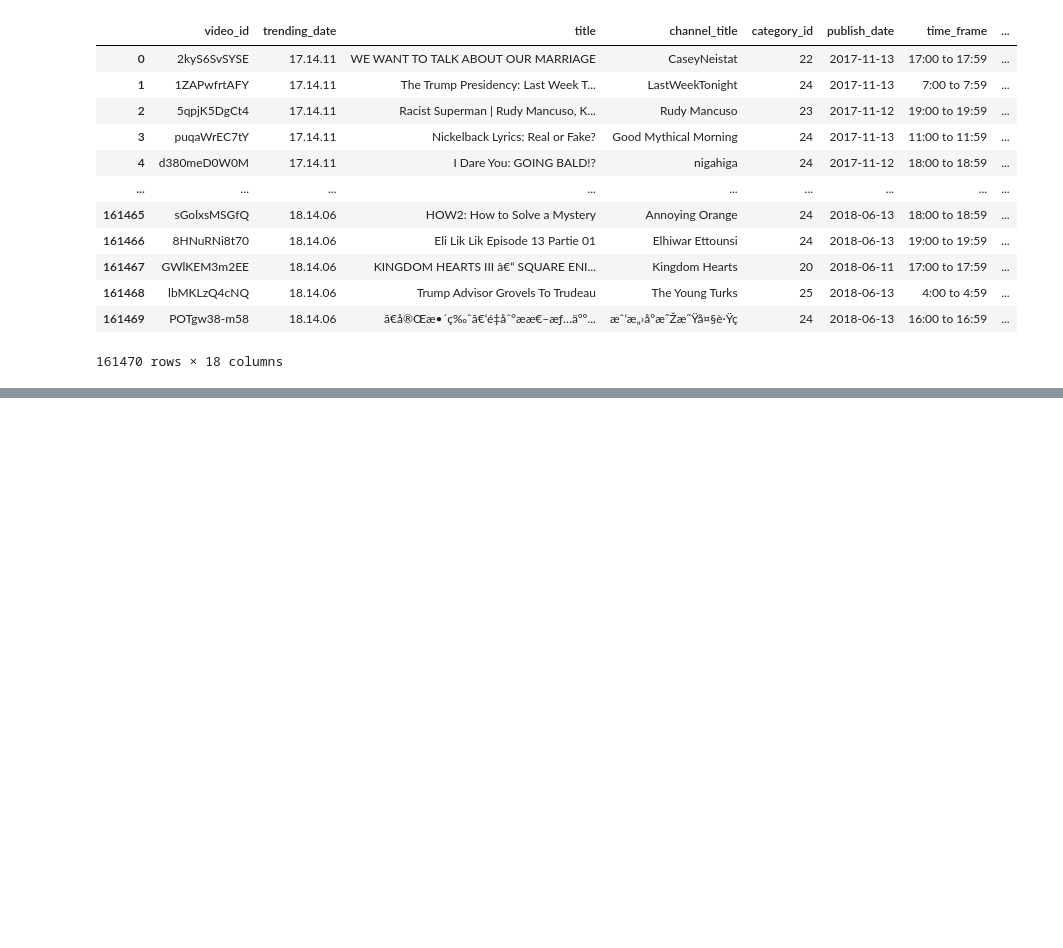
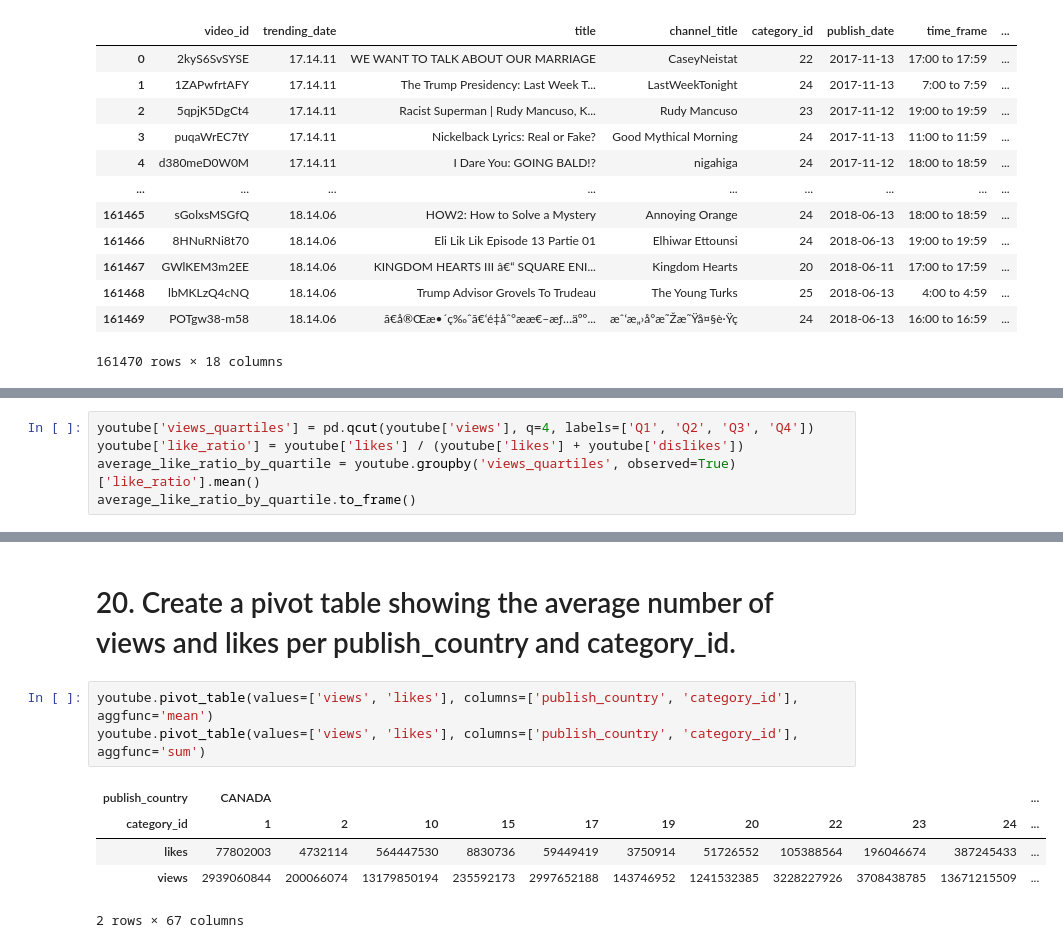
Before and after one commit to ZygimantasB/pandas_training, a Jupyter notebook: youtube/youtube_advanced.ipynb, the cells around one changed output, grey strips where cells are left out. Saved outputs shown, nothing was run; the diff lists cells and outputs as text; blank space fills up the shorter version.

```diff
--- a/youtube/youtube_advanced.ipynb
+++ b/youtube/youtube_advanced.ipynb
@@ -325,0 +492,5 @@ youtube
+# %%
+youtube['views_quartiles'] = pd.qcut(youtube['views'], q=4, labels=['Q1', 'Q2', 'Q3', 'Q4'])
+youtube['like_ratio'] = youtube['likes'] / (youtube['likes'] + youtube['dislikes'])
+average_like_ratio_by_quartile = youtube.groupby('views_quartiles', observed=True)['like_ratio'].mean()
+average_like_ratio_by_quartile.to_frame()
@@ -325,0 +520,11 @@ youtube
+# %% [markdown]
+# 20. Create a pivot table showing the average number of views and likes per publish_country and category_id.
+# %%
+youtube.pivot_table(values=['views', 'likes'], columns=['publish_country', 'category_id'], aggfunc='mean')
+youtube.pivot_table(values=['views', 'likes'], columns=['publish_country', 'category_id'], aggfunc='sum')
+# %% [output]
+| publish_country | CANADA |  |  |  |  |  |  |  |  |  | ... |
+| category_id | 1 | 2 | 10 | 15 | 17 | 19 | 20 | 22 | 23 | 24 | ... |
+| likes | 77802003 | 4732114 | 564447530 | 8830736 | 59449419 | 3750914 | 51726552 | 105388564 | 196046674 | 387245433 | ... |
+| views | 2939060844 | 200066074 | 13179850194 | 235592173 | 2997652188 | 143746952 | 1241532385 | 3228227926 | 3708438785 | 13671215509 | ... |
+2 rows × 67 columns
```
Also changed, not shown: parts of 23 cells of this notebook.
